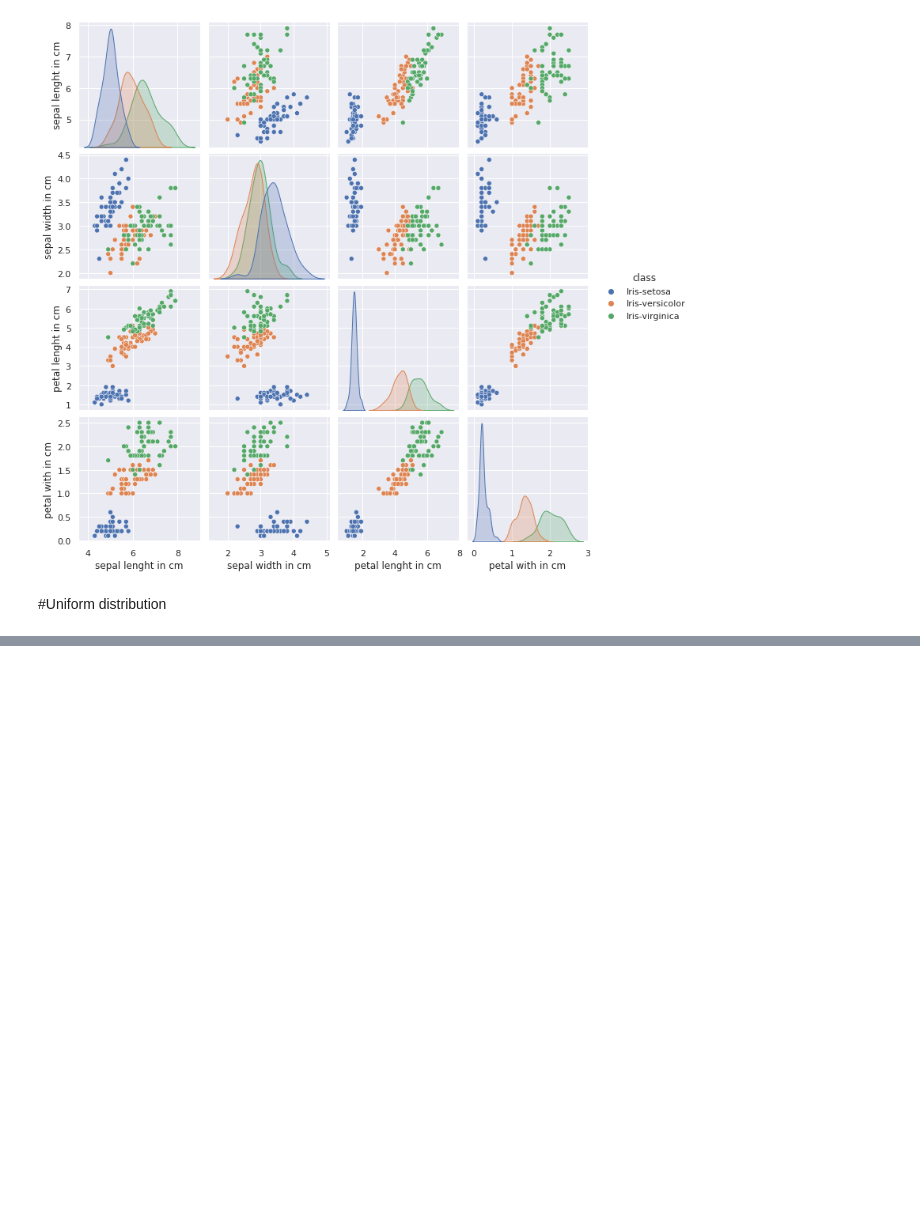
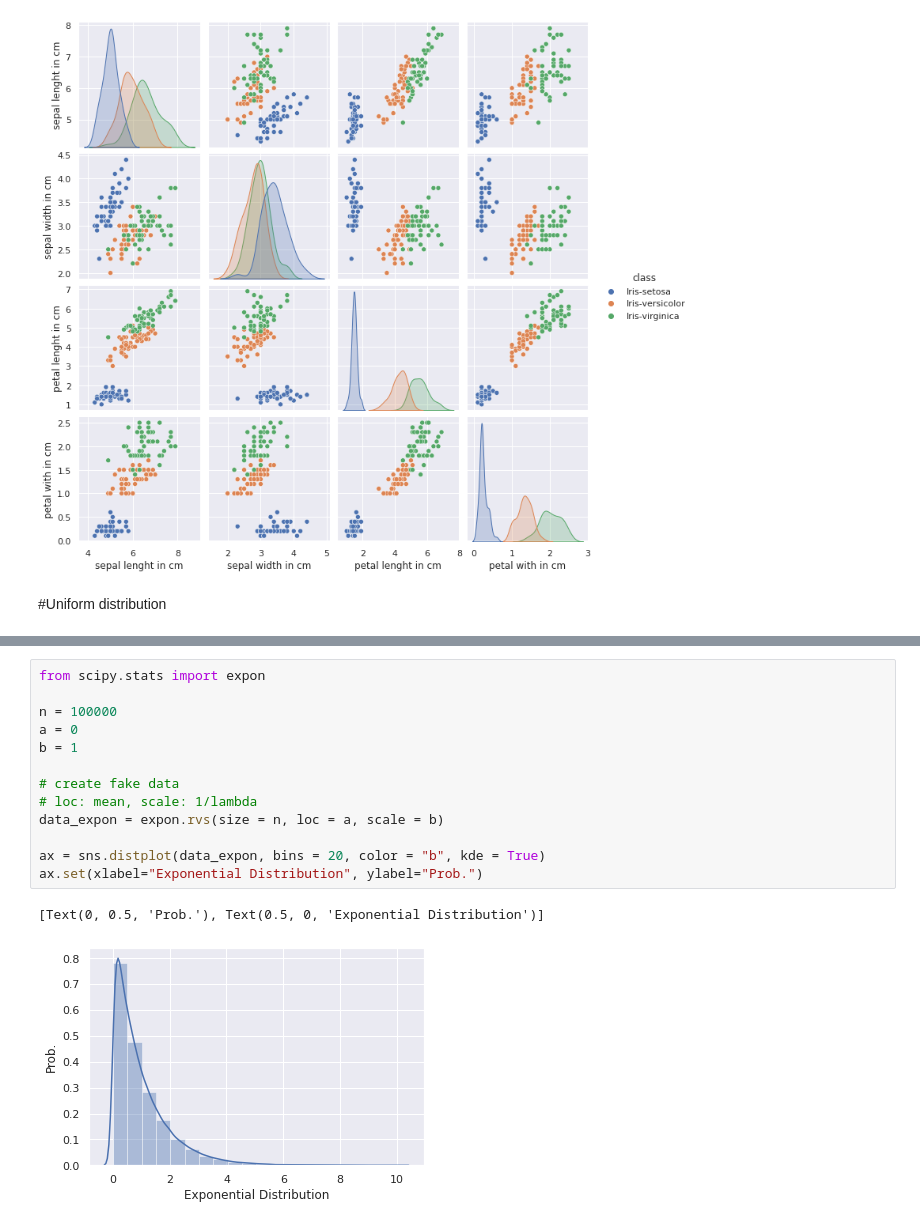
Before and after one commit to grale13/cursoad, a Jupyter notebook: M2_T3.ipynb, the cells around one changed output, grey strips where cells are left out. Cells and saved outputs as stored; diff of their text form; blank space fills up the shorter version.

```diff
--- a/M2_T3.ipynb
+++ b/M2_T3.ipynb
@@ -67,0 +87,16 @@ ax.set(xlabel='Uniform distribution' , ylabel='Frecuency')
+# %%
+from scipy.stats import expon
+
+n = 100000
+a = 0
+b = 1
+
+# create fake data
+# loc: mean, scale: 1/lambda
+data_expon = expon.rvs(size = n, loc = a, scale = b)
+
+ax = sns.distplot(data_expon, bins = 20, color = "b", kde = True)
+ax.set(xlabel="Exponential Distribution", ylabel="Prob.")
+# %% [output]
+[Text(0, 0.5, 'Prob.'), Text(0.5, 0, 'Exponential Distribution')]
+[figure, added]
```
Also changed, not shown: parts of 4 cells of this notebook.
